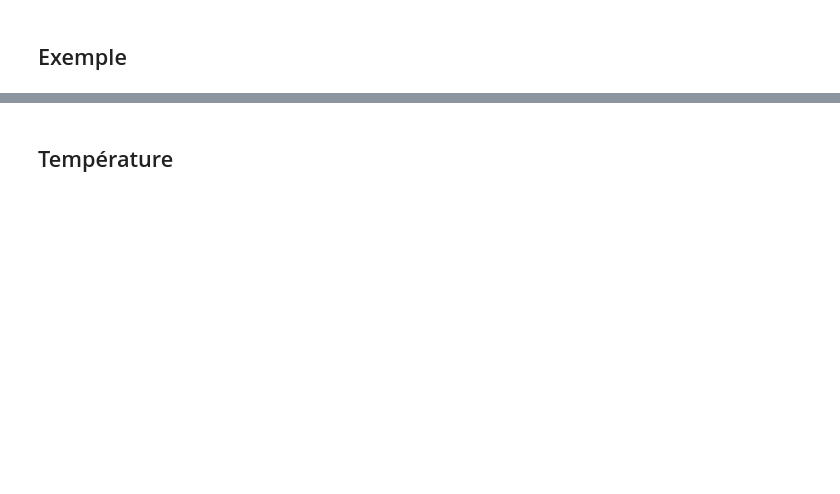
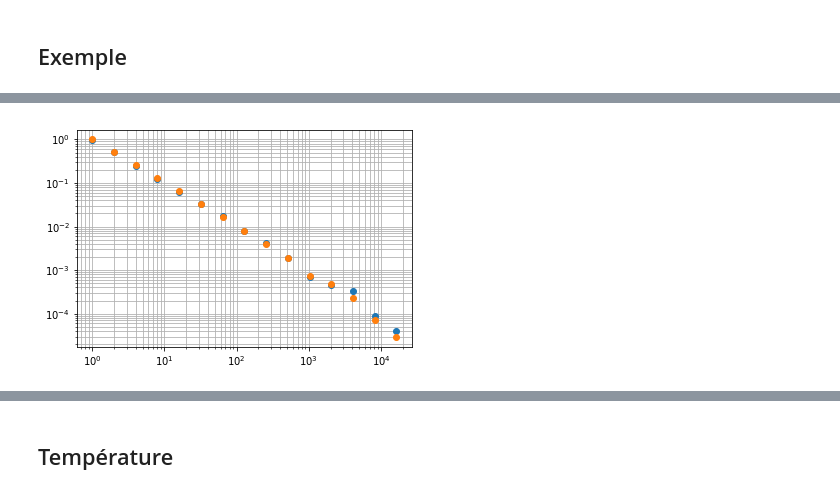
Before and after one commit to clade/Lumi2020, a Jupyter notebook: variance_d_allan/variance_d_allan.ipynb, the cells around one changed output, grey strips where cells are left out. Drawn from its saved outputs; the diff is of its cells as text; code cells hidden in the pictures; blank space fills up the shorter version.

```diff
--- a/variance_d_allan/variance_d_allan.ipynb
+++ b/variance_d_allan/variance_d_allan.ipynb
@@ -15,7 +30,7 @@ def allan_variance(data):
 # %%
 def usual_variance(data):
     n_max = int(np.log2(len(data)))-1
-    Tn = 2**arange(n_max)
+    Tn = 2**np.arange(n_max)
     return Tn, np.array([np.var(average(data, n)) for n in Tn])
 # %% [markdown]
 ## Exemple
@@ -24,2 +45,11 @@ from numpy.random import normal
+# %%
+data = normal(size=2**16)
+Tn, allan_var = allan_variance(data)
+plt.loglog(Tn , allan_var, 'o')
+Tn, usual_var = usual_variance(data)
+plt.loglog(Tn , usual_var, 'o')
+plt.grid(which='both')
+# %% [output]
+[figure, added]
 # %%
 data = 0.1*np.cumsum(np.random.normal(size=2**16))
```
Also changed, not shown: parts of 12 cells of this notebook.
